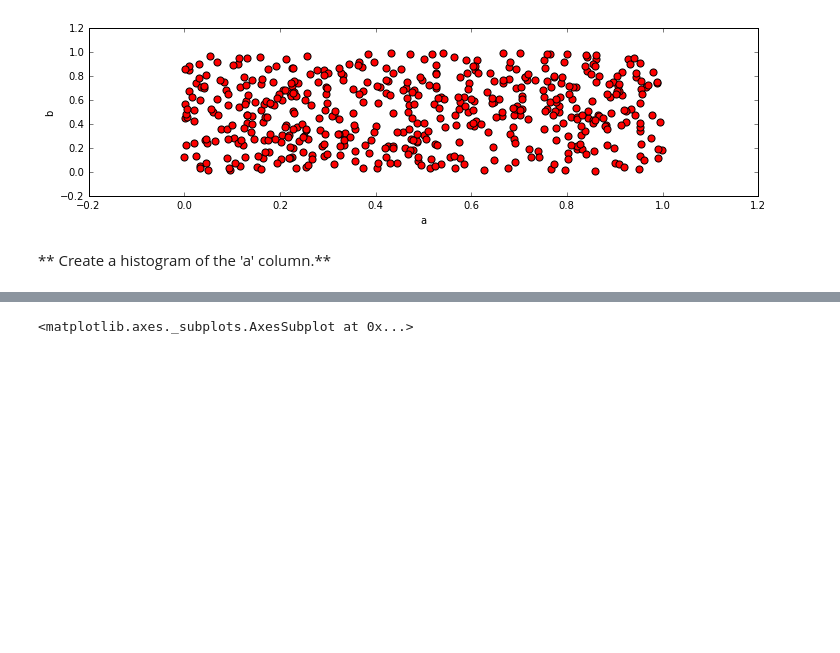
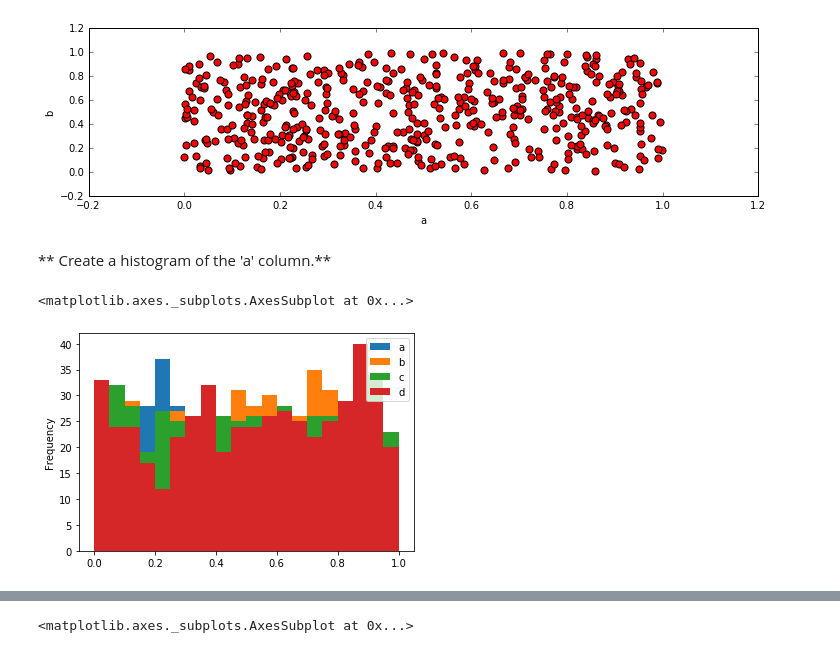
Before and after one commit to jonnohuang/Python-for-Data-Science-and-Machine-Learning-Bootcamp, a Jupyter notebook: 07-Pandas-Built-in-Data-Viz/02-Pandas Data Visualization Exercise.ipynb, the cells around one changed output, grey strips where cells are left out. Cells and saved outputs as stored; diff of their text form; code cells hidden in the pictures; blank space fills up the shorter version.

```diff
--- a/07-Pandas-Built-in-Data-Viz/02-Pandas Data Visualization Exercise.ipynb
+++ b/07-Pandas-Built-in-Data-Viz/02-Pandas Data Visualization Exercise.ipynb
@@ -40,3 +45,8 @@ df3.head()
 [figure]
 # %% [markdown]
 ** Create a histogram of the 'a' column.**
+# %%
+df3.plot.hist(bins=20)
+# %% [output]
+<matplotlib.axes._subplots.AxesSubplot at 0x...>
+[figure, added]
```
Also changed, not shown: parts of 16 cells of this notebook, 1 other file.
